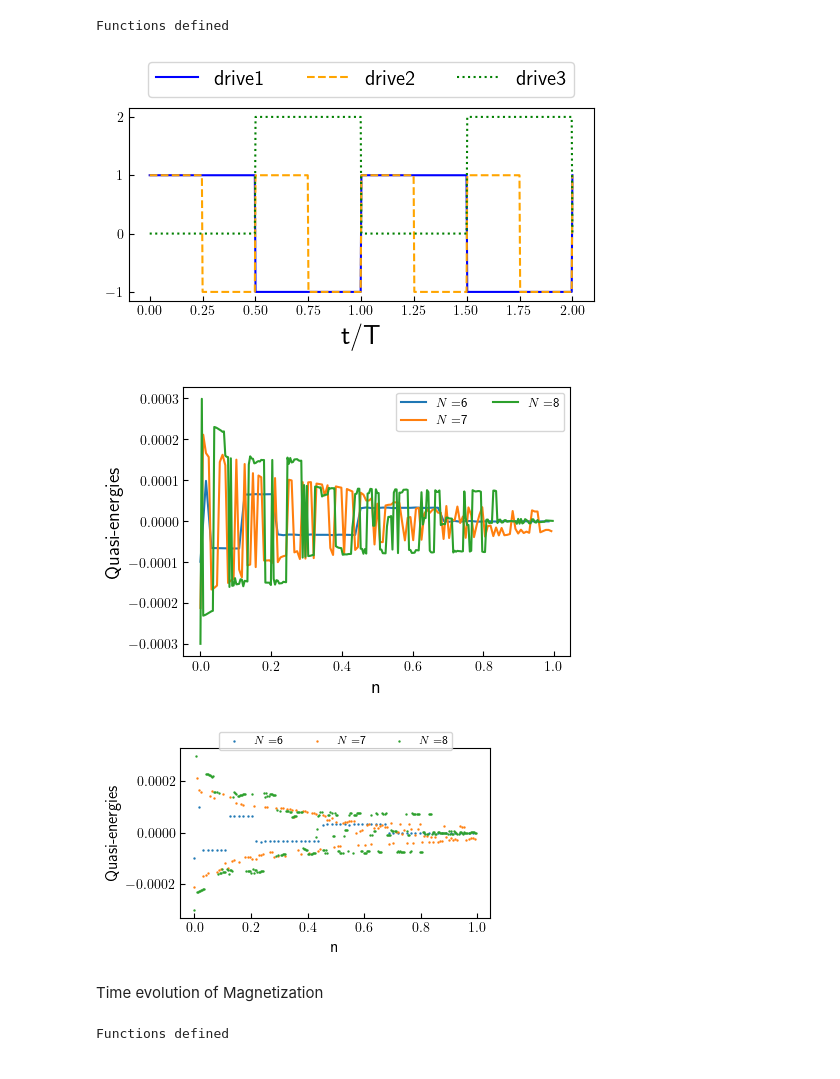
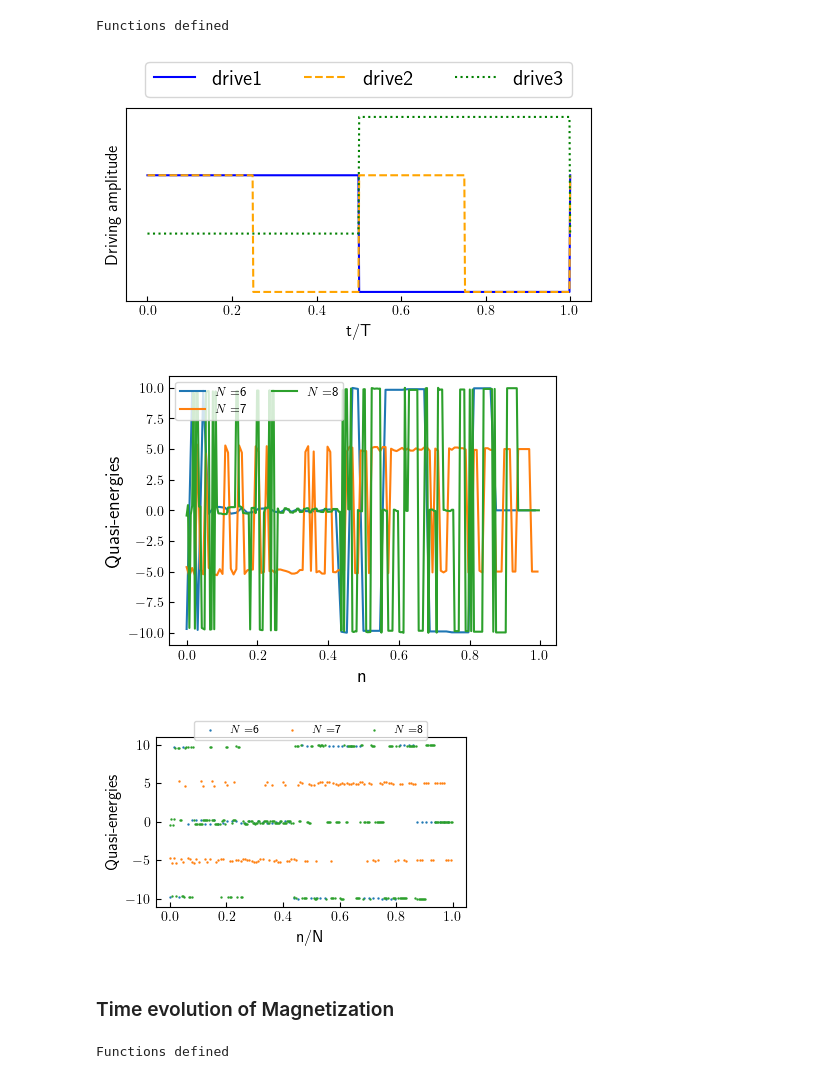
Before and after one commit to rahmahi/Impure_Flat-band, a Jupyter notebook: impure_fb_DTC.ipynb, the cells around one changed output. Drawn from its saved outputs; the diff is of its cells as text; code cells hidden in the pictures.

```diff
--- a/impure_fb_DTC.ipynb
+++ b/impure_fb_DTC.ipynb
@@ -65,13 +65,13 @@ def position_hamiltonian(args):
         id = qeye(2**i)
         dim11 = N-2-i
         id1 = qeye(2**dim11)
-        H01 = H01 + Qobj(tensor(id,tensor(sx,tensor(sx,id1))).full())
+        H01 = H01 + Qobj(tensor(id,tensor(sz,tensor(sz,id1))).full())
 
     for i in range(N):
         id = qeye(2 ** i)
         dim11 = N-1-i
         id1 = qeye(2 ** dim11)
-        H02 = H02 + Qobj(tensor(id,tensor(sz,id1)).full())
+        H02 = H02 + Qobj(tensor(id,tensor(sx,id1)).full())
 
     for i in range(N):
         id = qeye(2**i)
@@ -84,7 +84,7 @@ def position_hamiltonian(args):
         id = qeye(2**i)
         dim11 = N-1-i
         id1 = qeye(2**dim11)
-        H31 = H31 + Qobj(tensor(id,tensor(sz,id1)).full()) * (1-er)
+        H31 = H31 + Qobj(tensor(id,tensor(sz,id1)).full())
 
     return H01, H02, H11, H31
 
@@ -95,7 +95,6 @@ def floquet_return_position(args):
     er = args['er']
     H01, H02, H11, H31 = position_hamiltonian(args)
     H = [[H01, drive1],[H02,drive2],[H11,drive3]]
-    H = [[H01, drive1],[H02,drive2]]
 
     T = 2 * np.pi/args['omega']
     f_modes_0, f_energies = floquet_modes(H, T, args)
@@ -107,7 +106,6 @@ def magnetization_position(args):
     er = args['er']
     H01, H02, H11, H31 = position_hamiltonian(args)
     H = [[H01, drive1],[H02,drive2],[H11,drive3]]
-    #H = [[H01, drive1],[H02,drive2]]
 
     grket = basis(2**N,0)
     times = args['times']
@@ -129,29 +127,31 @@ plt.rcParams.update({"figure.figsize": (6, 2.5), "text.usetex": True, "font.size
 w = 4
 T = 2 * np.pi/w
 h = jn_zeros(0,1)[0] * w/4
-times = np.linspace(0, 2*T, 600)
+times = np.linspace(0, 1*T, 600)
 duty = 0.5
 
 J = 1
 g = 1
 
-params = {'omega': w, 'duty': duty, 'lambda_s': w/2, 'lambda_0': h, 'omega_0': 0, 'omega_1': 0.5, 'h':h, 'J': J , 'g': g}
+params = {'omega': w, 'duty': duty, 'lambda_s': w/2, 'lambda_0': h,\
+    'omega_0': 0, 'omega_1': 0.5, 'h':h, 'J': J , 'g': g}
 
 plt.plot(times/T, np.array([drive1(t, params) for t in times]), color = 'blue', label = r'drive1')
 plt.plot(times/T, np.array([drive2(t, params) for t in times]), color = 'orange', label = r'drive2', ls= '--')
 plt.plot(times/T, np.array([drive3(t, params) for t in times]), color = 'green', label = r'drive3', ls= ':')
 
 plt.tick_params(axis='both', which='both', labelsize=10)
-plt.xlabel('t/T')
+plt.xlabel('t/T', fontsize = 12)
+plt.ylabel(r'Driving amplitude', fontsize = 12)
 plt.tick_params(which='both', direction='in')
 plt.legend(frameon = True,  fontsize =15, ncol =3, loc = 'center', bbox_to_anchor = (0.5, 1.15))
-
+plt.yticks([])
 #plt.ylim(-1.1, 1.6)
 #plt.savefig("ising_freezing_dtc_drive.pdf", bbox_inches = 'tight')
 
 plt.show()
 # %% [output]
-[figure, old version]
+[figure, new version]
 # %%
 import matplotlib.pyplot as plt
 import traceback
@@ -208,37 +208,36 @@ plt.legend(frameon = True,  fontsize =9, ncol = 2)
 #plt.axhline(y = -0.5, color = 'black', lw = 0.5)
 
 #plt.savefig("ising_freezing_dtc_magnetization.pdf", bbox_inches = 'tight')
-
 plt.show()
 # %% [output]
-[figure, old version]
+[figure, new version]
 # %%
 plt.rcParams.update({"figure.figsize": (4, 2.2), "text.usetex": True, "font.size": 12})
 
 T = 2 * np.pi/omega
 
 for i, N in enumerate(Ns):
     #plt.scatter(range(len(data_floquet[i])), data_floquet[i], s = 0.3, label = r'$N=$'+str(N))
     plt.scatter(np.linspace(0, len(data_floquet[i])-1, len(data_floquet[i]))/len(data_floquet[i]), data_floquet[i], s= 0.5, label = r'$N=$'+str(N))
 
-plt.xlabel('n')
+plt.xlabel('n/N')
 plt.ylabel(r'Quasi-energies')
 plt.tick_params(axis='both', which='both', labelsize=10)
 plt.tick_params(which='both', direction='in')
 plt.legend(frameon=True, fontsize=8, ncol=5, loc='upper center', bbox_to_anchor=(0.5, 1.13))
 #plt.xlim(1490, 1500)
 #plt.ylim(0.95, 1.02)
 
 #plt.axhline(y = 1, color = 'black', lw = 0.5)
 #plt.axhline(y = -0.5, color = 'black', lw = 0.5)
 
 #plt.savefig("ising_freezing_dtc_magnetization.pdf", bbox_inches = 'tight')
 
 plt.show()
 # %% [output]
-[figure, old version]
+[figure, new version]
 # %% [markdown]
-Time evolution of Magnetization
+### Time evolution of Magnetization
 # %%
 # Basisc square wave: SX-->T1;  flat band --> T2;  T1 + T2 = T
 from scipy.special import jn_zeros
```
Also changed, not shown: parts of 4 cells of this notebook, 1 other file.
